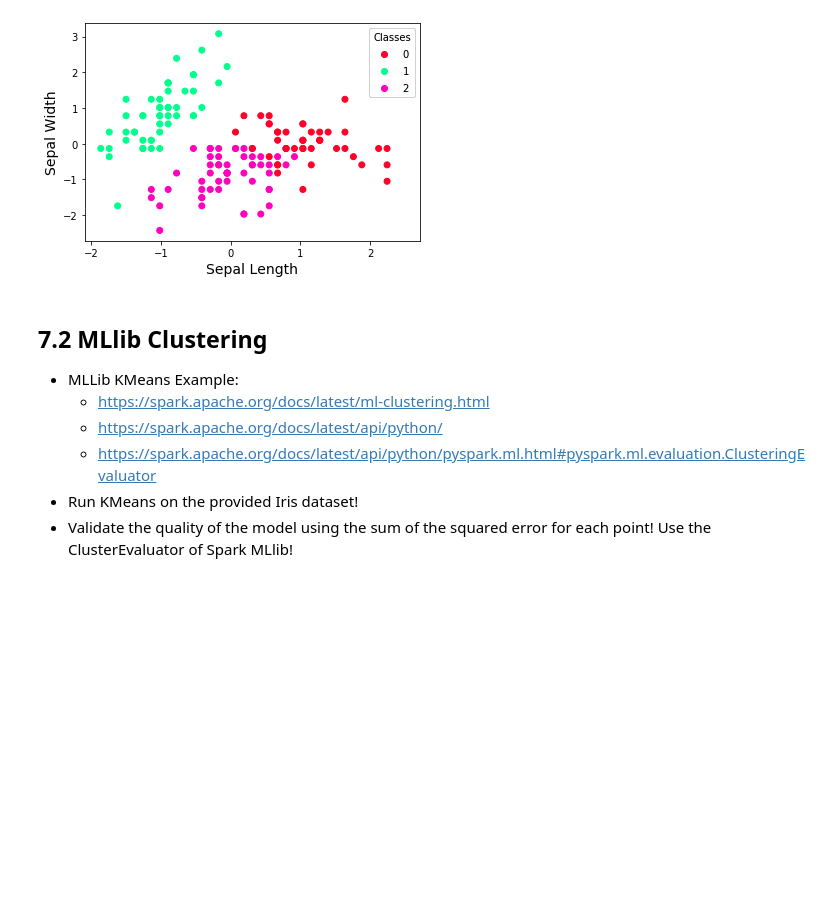
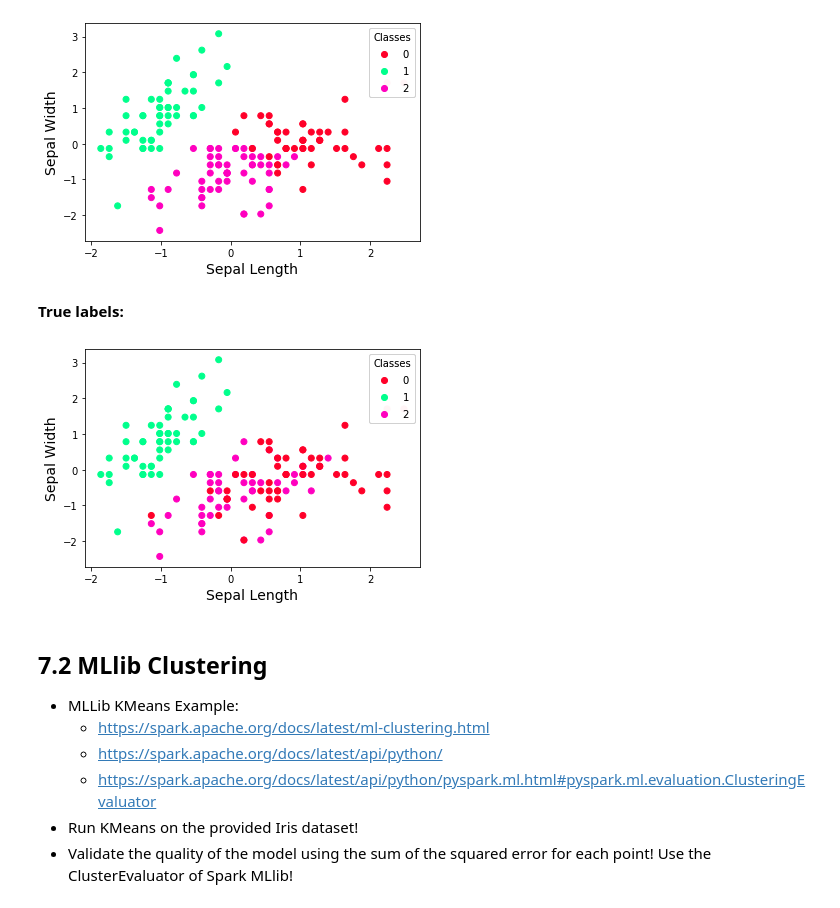
Before and after one commit to bgrt/exercise-students-2020, a Jupyter notebook: 07_KMeans/07_Kmeans.ipynb, the cells around one changed output. Cells and saved outputs as stored; diff of their text form; code cells hidden in the pictures; blank space fills up the shorter version.

```diff
--- a/07_KMeans/07_Kmeans.ipynb
+++ b/07_KMeans/07_Kmeans.ipynb
@@ -99,6 +87,23 @@ plt.ylabel('Sepal Width', fontsize=14)
 plt.show()
 # %% [output]
 [figure]
+# %%
+remapping_classes_to_corresponding_classes = {0:1, 1:2, 2:0}
+# %%
+remapped_iris_df = iris_df.copy()
+remapped_iris_df.target = remapped_iris_df.target.map(remapping_classes_to_corresponding_classes)
+# %% [markdown]
+**True labels:**
+# %%
+fig, ax = plt.subplots()
+scatter = ax.scatter(remapped_iris_df.iloc[:,0], remapped_iris_df.iloc[:,1], c=remapped_iris_df.target, cmap='gist_rainbow')
+legend = ax.legend(*scatter.legend_elements(), loc="upper right", title="Classes")
+ax.add_artist(legend)
+plt.xlabel('Sepal Length', fontsize=14)
+plt.ylabel('Sepal Width', fontsize=14)
+plt.show()
+# %% [output]
+[figure, added]
 # %% [markdown]
 ## 7.2 MLlib Clustering
 
```
Also changed, not shown: parts of 7 cells of this notebook.
